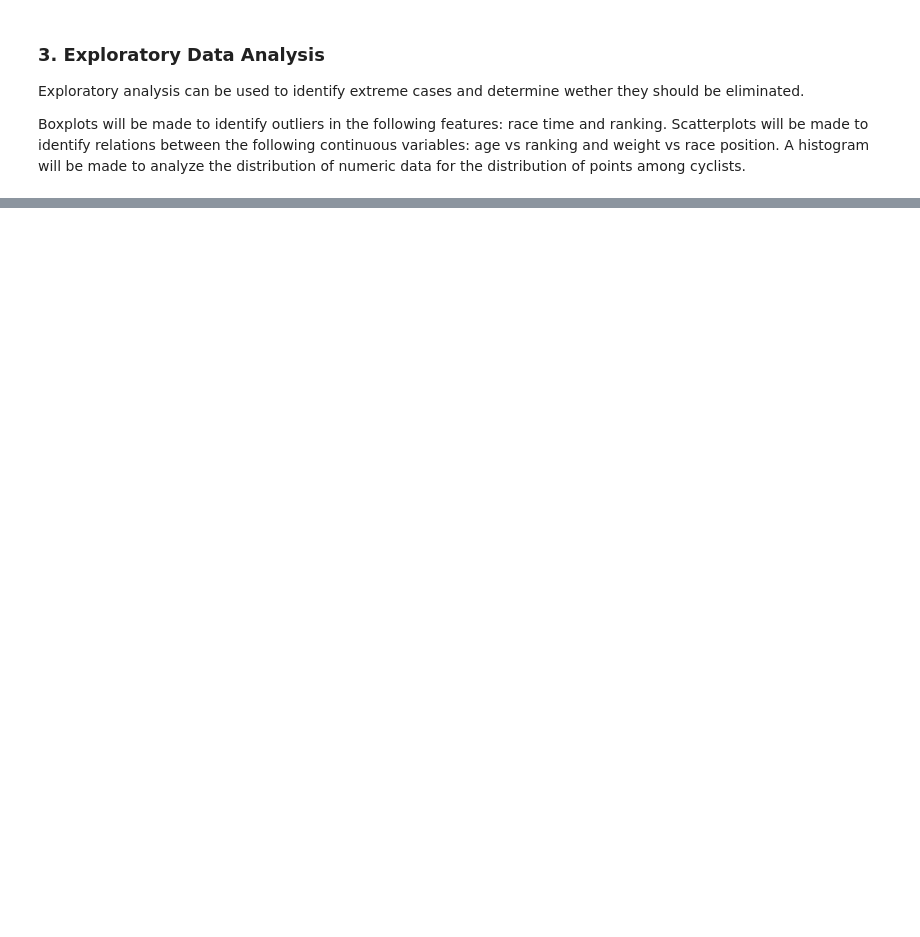
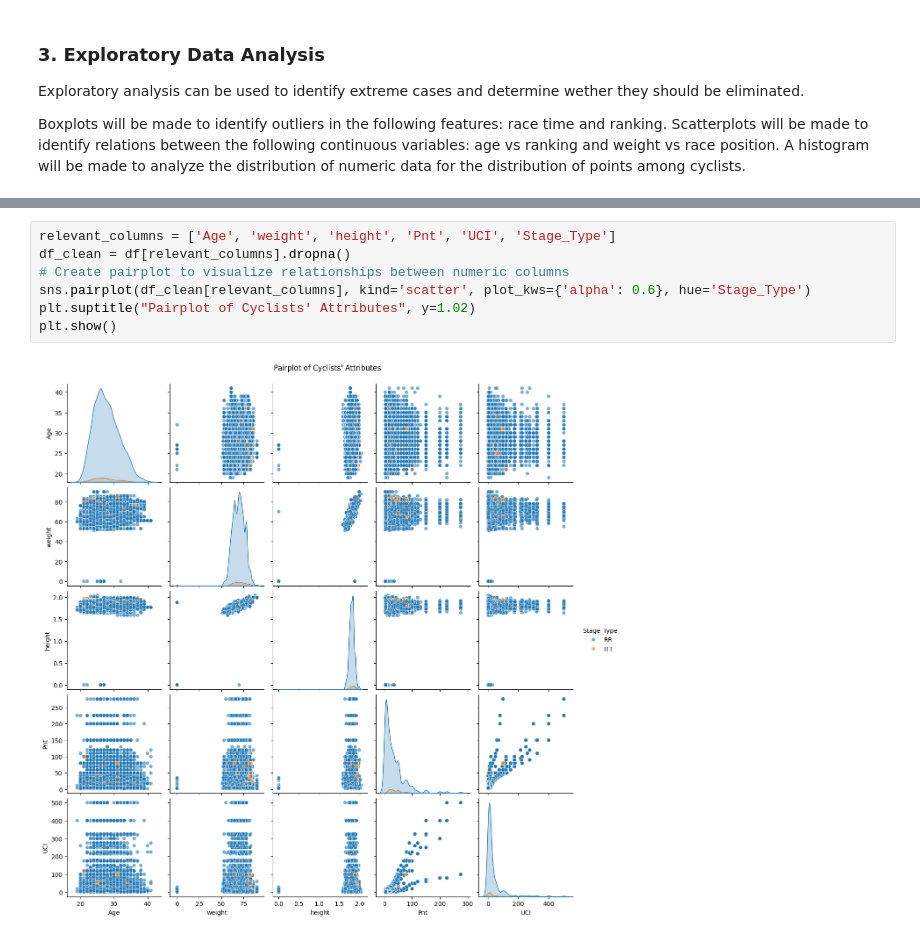
Before and after one commit to thmaz/DatSci_PI7-1, a Jupyter notebook: main.ipynb, the cells around one changed output, grey strips where cells are left out. Saved outputs shown, nothing was run; the diff lists cells and outputs as text; blank space fills up the shorter version.

```diff
--- a/main.ipynb
+++ b/main.ipynb
@@ -200,0 +193,9 @@ plt.show()
+# %%
+relevant_columns = ['Age', 'weight', 'height', 'Pnt', 'UCI', 'Stage_Type']
+df_clean = df[relevant_columns].dropna()
+# Create pairplot to visualize relationships between numeric columns
+sns.pairplot(df_clean[relevant_columns], kind='scatter', plot_kws={'alpha': 0.6}, hue='Stage_Type')
+plt.suptitle("Pairplot of Cyclists' Attributes", y=1.02)
+plt.show()
+# %% [output]
+[figure, added]
```
Also changed, not shown: parts of 8 cells of this notebook.
